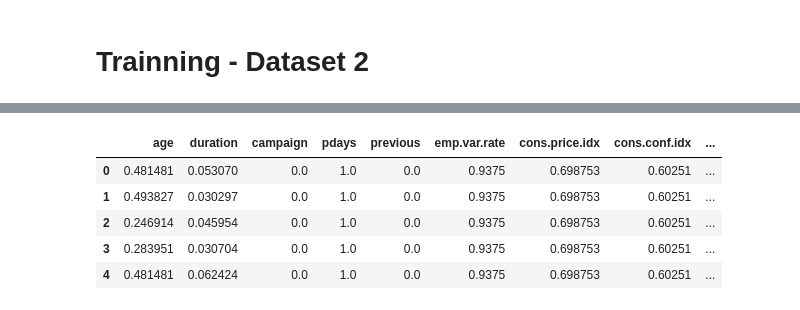
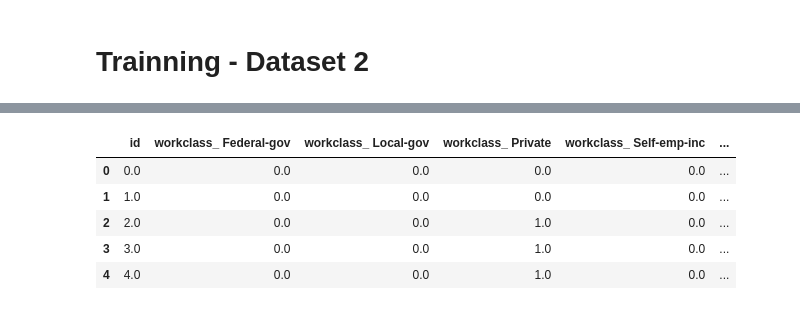
Before and after one commit to Comp551-mini1/p1, a Jupyter notebook: Project_1.ipynb, the cells around one changed output, grey strips where cells are left out. Cells and saved outputs as stored; diff of their text form; code cells hidden in the pictures.

```diff
--- a/Project_1.ipynb
+++ b/Project_1.ipynb
@@ -440,0 +573,2 @@ print(acc)
+# %%
+df_copy_2 = df_2.copy(deep = True)
@@ -440,0 +620,3 @@ print(acc)
+# %%
+categs_df_ohe = pd.get_dummies(categorical_subset_ohe[categorical_subset_ohe.columns])
+categs_df_ohe.head()
@@ -440,0 +649,2 @@ print(acc)
+# %%
+quantit_df = df_copy_2[quantit]
@@ -440,0 +668,6 @@ print(acc)
+# %%
+from sklearn import preprocessing
+min_max_scaler = preprocessing.MinMaxScaler()
+
+quantit_df_nrm = pd.DataFrame(min_max_scaler.fit_transform(quantit_df), columns=quantit)
+quantit_df_nrm.head()
@@ -441,67 +681,14 @@ print(acc)
 # %%
-import pandas as pd
-import numpy as np
-from sklearn import preprocessing
-
-# Load data
-data = pd.read_csv('C:/Jiayang/JupyterLab/Comp_551/mini_project_1/bank-additional-full.csv', sep = ";")
-# Variables names
-var_names = data.columns.tolist()
-
-# Categorical vars
-categs = ['job','marital','education','default','housing','loan','contact','month','day_of_week','poutcome','y']
-# Quantitative vars
-quantit = [i for i in var_names if i not in categs]
-
-# Get dummy variables for categorical vars
-job = pd.get_dummies(data['job'])
-marital = pd.get_dummies(data['marital'])
-education = pd.get_dummies(data['education'])
-default = pd.get_dummies(data['default'])
-housing = pd.get_dummies(data['housing'])
-loan = pd.get_dummies(data['loan'])
-contact = pd.get_dummies(data['contact'])
-month = pd.get_dummies(data['month'])
-day = pd.get_dummies(data['day_of_week'])
-poutcome = pd.get_dummies(data['poutcome'])
-
-# Map variable to predict
-dict_map = dict()
-y_map = {'yes':1,'no':0}
-dict_map['y'] = y_map
-data = data.replace(dict_map)
-label = data['y']
-
-df1 = data[quantit]
-df1_names = df1.keys().tolist()
-
-# Scale quantitative variables
-min_max_scaler = preprocessing.MinMaxScaler()
-x_scaled = min_max_scaler.fit_transform(df1)
-df1 = pd.DataFrame(x_scaled)
-df1.columns = df1_names
-
-
+#choose conbination
 # Get final df
-final_df = pd.concat([df1,
-                      job,
-                      marital,
-                      education,
-                      default,
-                      housing,
-                      loan,
-                      contact,
-                      month,
-                      day,
-                      poutcome,
-                      label], axis=1)
+final_df_2 = pd.concat([categs_df_ohe,quantit_df_nrm], axis=1)
 
 # Quick check
-final_df.head()
+final_df_2.head()
 # %% [output]
-|  | age | duration | campaign | pdays | previous | emp.var.rate | cons.price.idx | cons.conf.idx | ... |
-| 0 | 0.481481 | 0.053070 | 0.0 | 1.0 | 0.0 | 0.9375 | 0.698753 | 0.60251 | ... |
-| 1 | 0.493827 | 0.030297 | 0.0 | 1.0 | 0.0 | 0.9375 | 0.698753 | 0.60251 | ... |
-| 2 | 0.246914 | 0.045954 | 0.0 | 1.0 | 0.0 | 0.9375 | 0.698753 | 0.60251 | ... |
-| 3 | 0.283951 | 0.030704 | 0.0 | 1.0 | 0.0 | 0.9375 | 0.698753 | 0.60251 | ... |
-| 4 | 0.481481 | 0.062424 | 0.0 | 1.0 | 0.0 | 0.9375 | 0.698753 | 0.60251 | ... |
+|  | id | workclass_ Federal-gov | workclass_ Local-gov | workclass_ Private | workclass_ Self-emp-inc | ... |
+| 0 | 0.0 | 0.0 | 0.0 | 0.0 | 0.0 | ... |
+| 1 | 1.0 | 0.0 | 0.0 | 0.0 | 0.0 | ... |
+| 2 | 2.0 | 0.0 | 0.0 | 1.0 | 0.0 | ... |
+| 3 | 3.0 | 0.0 | 0.0 | 1.0 | 0.0 | ... |
+| 4 | 4.0 | 0.0 | 0.0 | 1.0 | 0.0 | ... |
```
Also changed, not shown: parts of 66 cells of this notebook.
